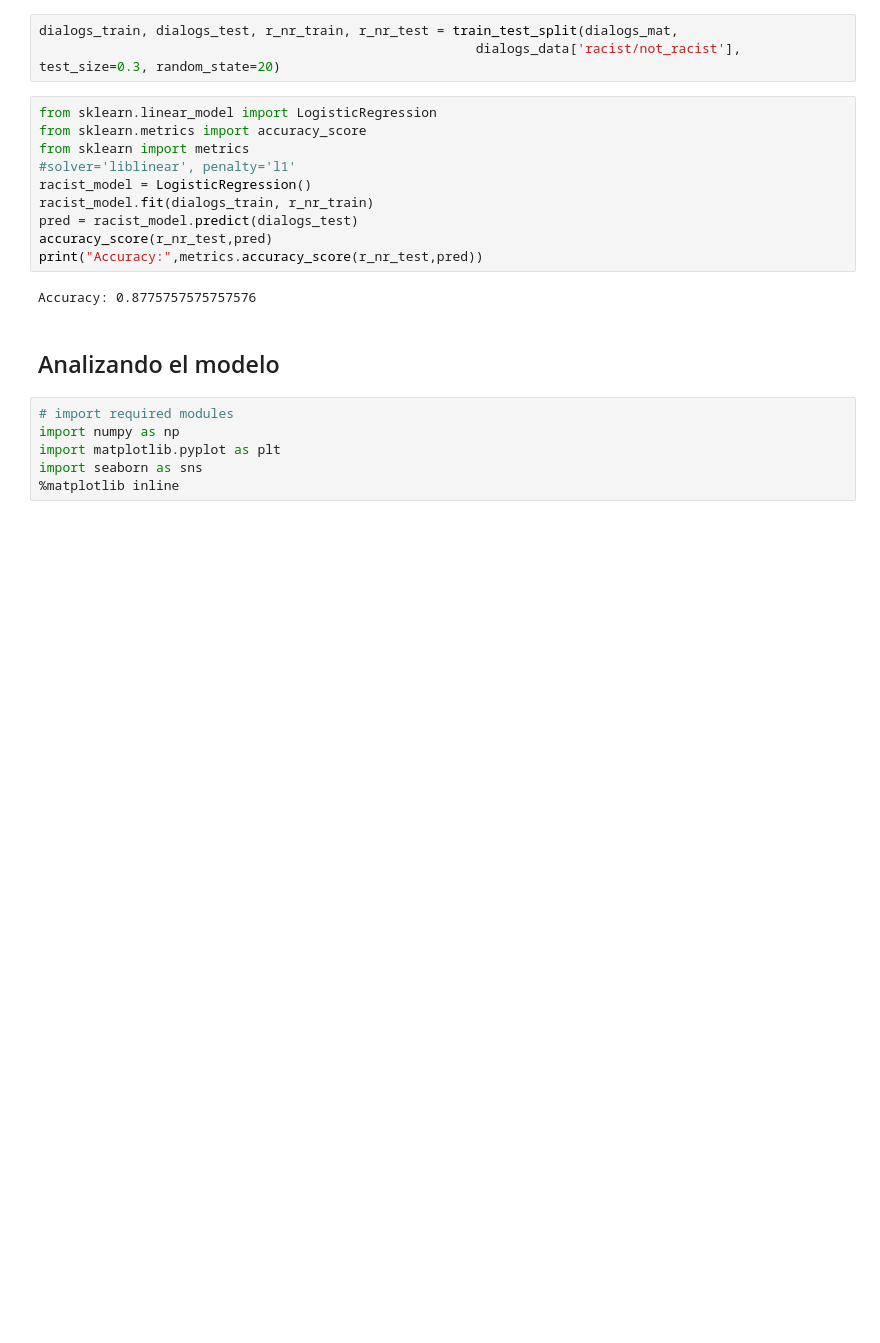
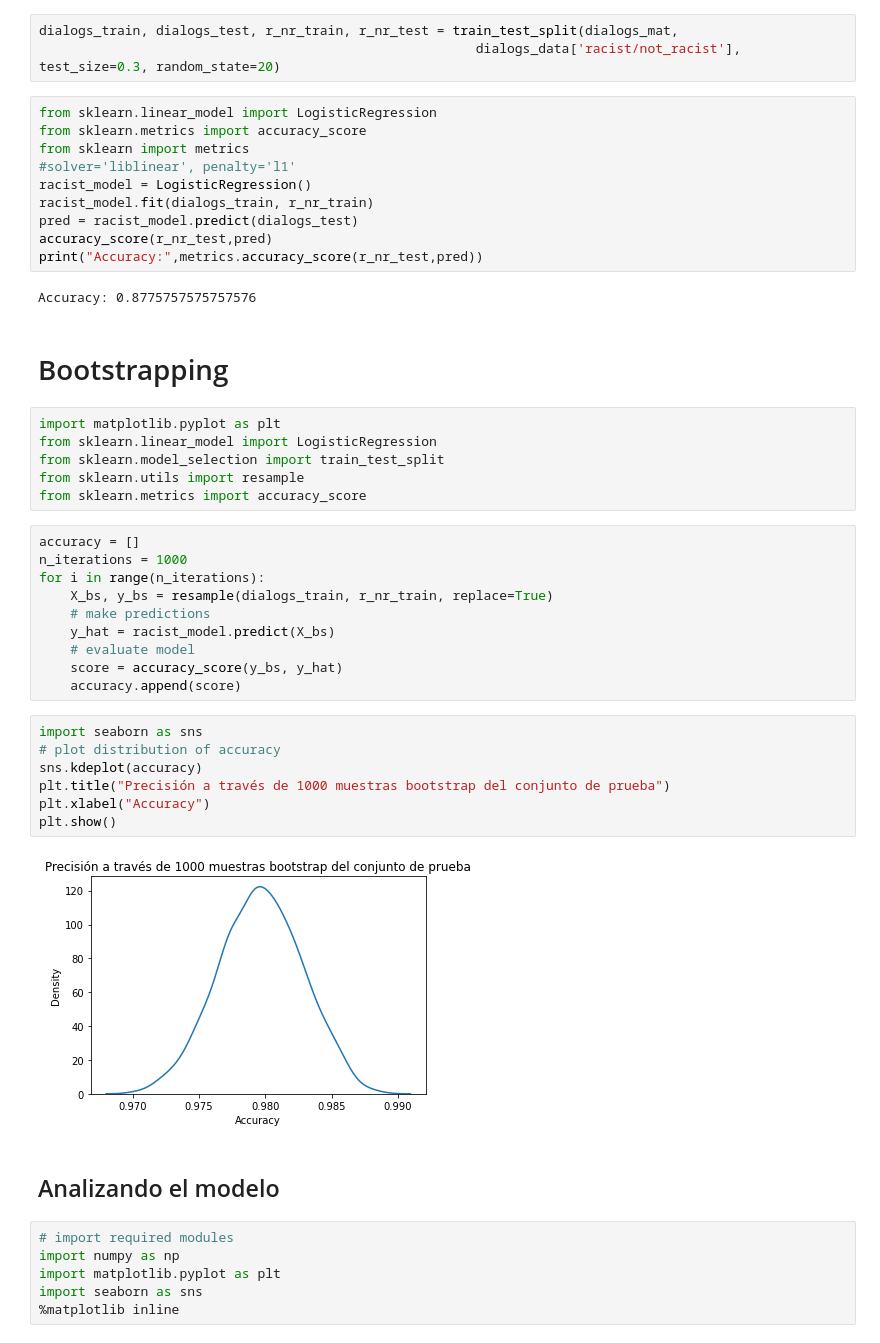
Before and after one commit to qequ/proyecto_nlp, a Jupyter notebook: deteccion_racismo.ipynb, the cells around one changed output. Drawn from its saved outputs; the diff is of its cells as text; blank space fills up the shorter version.

Commit message:
Added bootstrapping accuracy analysis

```diff
--- a/deteccion_racismo.ipynb
+++ b/deteccion_racismo.ipynb
@@ -90,6 +90,33 @@ accuracy_score(r_nr_test,pred)
 print("Accuracy:",metrics.accuracy_score(r_nr_test,pred))
 # %% [output]
 Accuracy: 0.8775757575757576
+# %% [markdown]
+# Bootstrapping
+# %%
+import matplotlib.pyplot as plt
+from sklearn.linear_model import LogisticRegression
+from sklearn.model_selection import train_test_split
+from sklearn.utils import resample
+from sklearn.metrics import accuracy_score
+# %%
+accuracy = []
+n_iterations = 1000
+for i in range(n_iterations):
+    X_bs, y_bs = resample(dialogs_train, r_nr_train, replace=True)
+    # make predictions
+    y_hat = racist_model.predict(X_bs)
+    # evaluate model
+    score = accuracy_score(y_bs, y_hat)
+    accuracy.append(score)
+# %%
+import seaborn as sns
+# plot distribution of accuracy
+sns.kdeplot(accuracy)
+plt.title("Precisión a través de 1000 muestras bootstrap del conjunto de prueba")
+plt.xlabel("Accuracy")
+plt.show()
+# %% [output]
+[figure, added]
 # %% [markdown]
 ## Analizando el modelo
 # %%
```
Also changed, not shown: parts of 6 cells of this notebook.
